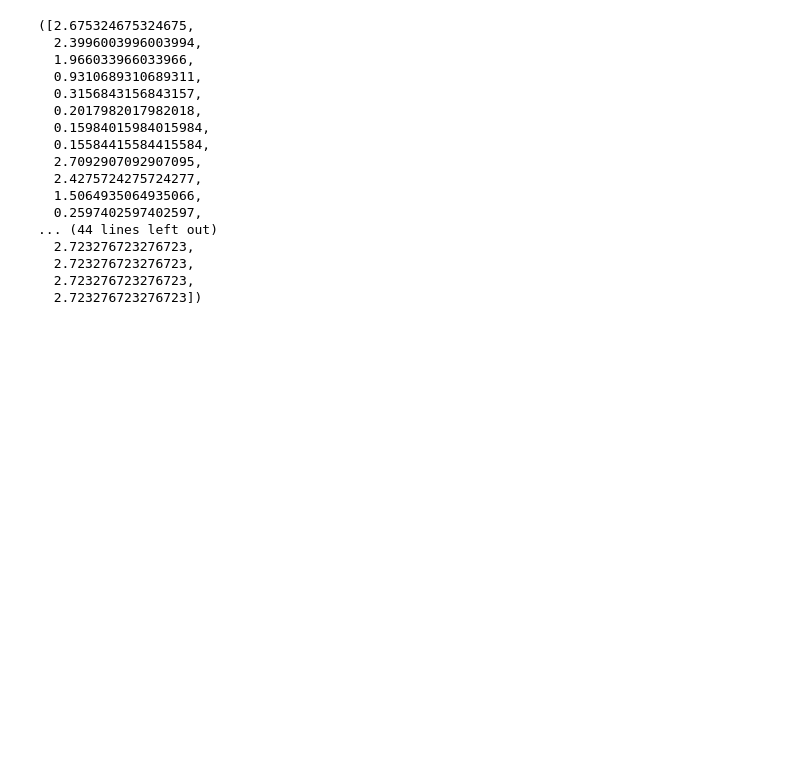
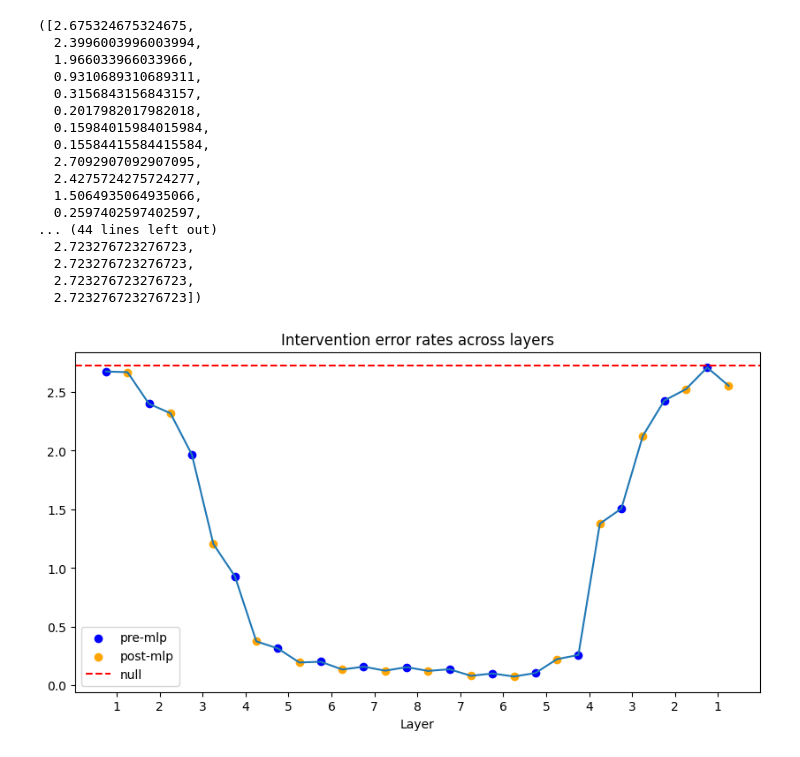
Before and after one commit to callumcanavan/othello-gpt, a Jupyter notebook: Othello_GPT.ipynb, the cells around one changed output. Saved outputs shown, nothing was run; the diff lists cells and outputs as text; code cells hidden in the pictures; blank space fills up the shorter version.

```diff
--- a/Othello_GPT.ipynb
+++ b/Othello_GPT.ipynb
@@ -512,0 +495,40 @@ plot_interventions(interventions_linear)
+# %%
+# Fix up order of errors - last 7 are in reverse order
+errs_mid_rev = errs_mid[:8] + list(reversed(errs_mid[8:]))
+errs_post_rev = errs_post[:8] + list(reversed(errs_post[8:]))
+
+# Also check null errors are all the same (don't have to fix order)
+assert all([x == null_mid[0] for x in null_mid])
+assert all([x == null_mid[0] for x in null_post])
+# %%
+# Plot interventions
+def plot_intervention_errs(errs_mid, errs_post, err_null):
+    """Plot interleaved error rates for mid and post probes."""
+    errs_all = [err.item() for pair in zip(errs_mid, errs_post) for err in pair]
+    x_labels = np.array(list(range(8)) + list(range(6, -1, -1))) + 1
+
+    fig, axs = plt.subplots(1, 1, figsize=(10, 5))
+    sns.lineplot(x=range(len(errs_all)), y=errs_all, ax=axs)
+    axs.set_title("Intervention error rates across layers")
+    axs.set_xticks(2 * np.arange(len(errs_all)//2) + 0.5)
+    axs.set_xticklabels(x_labels)
+    axs.set_xlabel("Layer")
+
+    # Plot scatter points coloured by mid or post
+    pre_xs = [i for i in range(len(errs_all)) if i % 2 == 0]
+    pre_ys = [errs_all[i] for i in range(len(errs_all)) if i % 2 == 0]
+    axs.scatter(pre_xs, pre_ys, c="blue", label="pre-mlp")
+    post_xs = [i for i in range(len(errs_all)) if i % 2 == 1]
+    post_ys = [errs_all[i] for i in range(len(errs_all)) if i % 2 == 1]
+    axs.scatter(post_xs, post_ys, c="orange", label="post-mlp")
+
+    # Plot null error rate as dashed line
+    axs.axhline(err_null, c="red", linestyle="--", label="null")
+
+    plt.legend()
+    plt.show()
+
+
+plot_intervention_errs(errs_mid_rev, errs_post_rev, null_mid[0])
+# %% [output]
+[figure, added]
```
Also changed, not shown: parts of 2 cells of this notebook.
